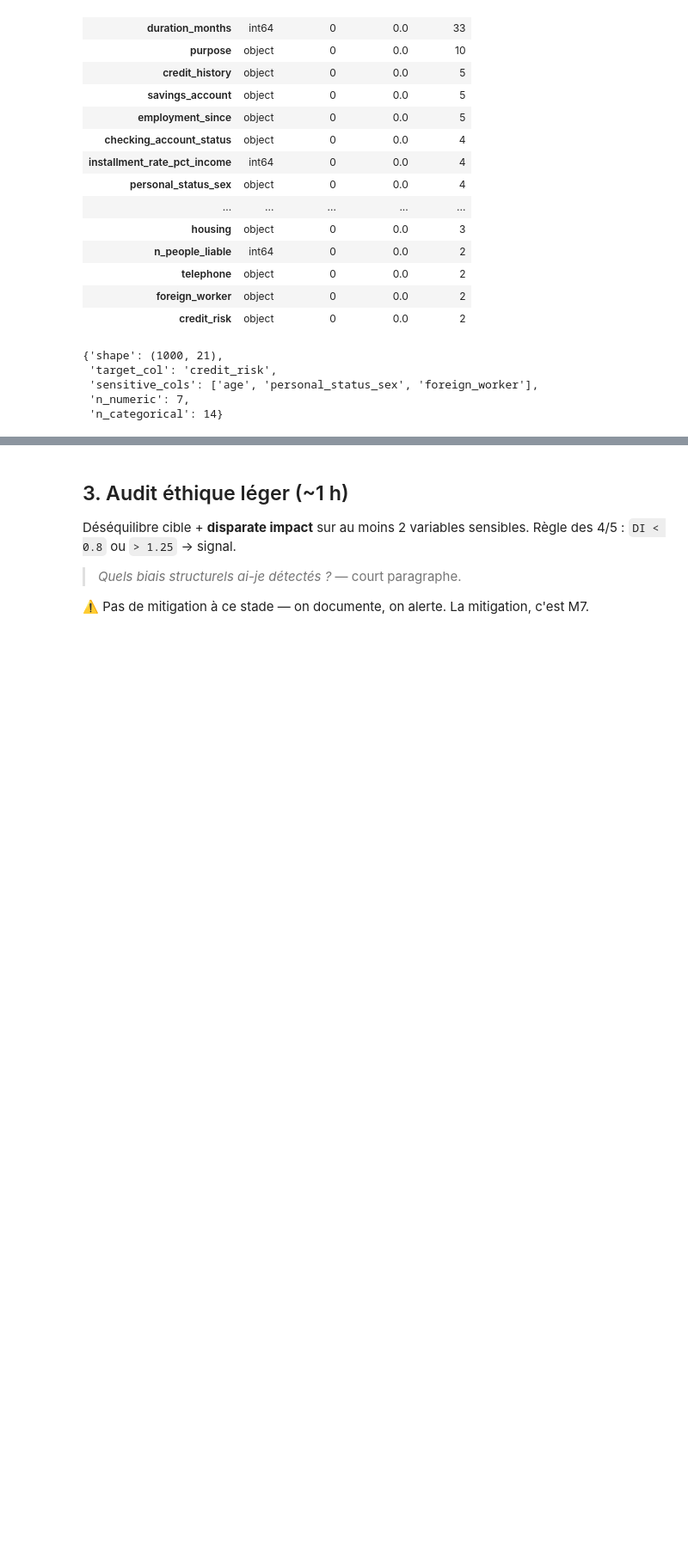
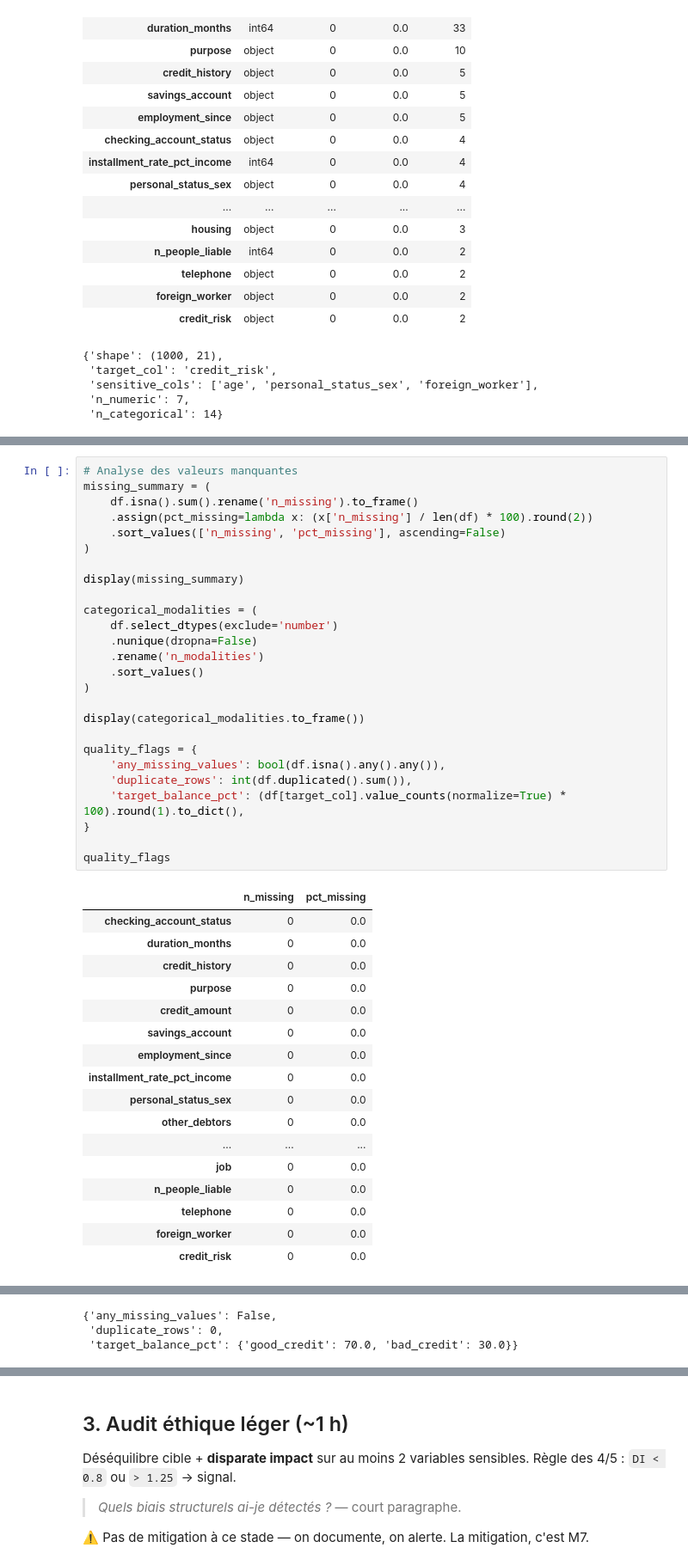
Before and after one commit to Franck-Beugnet/M2-B1-pipe-eckmuhl-franck, a Jupyter notebook: notebooks/M2-B1_template.ipynb, the cells around one changed output, grey strips where cells are left out. Shown at 86% size. Drawn from its saved outputs; the diff is of its cells as text; blank space fills up the shorter version.

Commit message:
task2(notebook):quality audit

```diff
--- a/notebooks/M2-B1_template.ipynb
+++ b/notebooks/M2-B1_template.ipynb
@@ -146,0 +144,44 @@ visualisations** : distribution cible, distribution `age`, distribution
+# %%
+# Analyse des valeurs manquantes
+missing_summary = (
+    df.isna().sum().rename('n_missing').to_frame()
+    .assign(pct_missing=lambda x: (x['n_missing'] / len(df) * 100).round(2))
+    .sort_values(['n_missing', 'pct_missing'], ascending=False)
+)
+
+display(missing_summary)
+
+categorical_modalities = (
+    df.select_dtypes(exclude='number')
+    .nunique(dropna=False)
+    .rename('n_modalities')
+    .sort_values()
+)
+
+display(categorical_modalities.to_frame())
+
+quality_flags = {
+    'any_missing_values': bool(df.isna().any().any()),
+    'duplicate_rows': int(df.duplicated().sum()),
+    'target_balance_pct': (df[target_col].value_counts(normalize=True) * 100).round(1).to_dict(),
+}
+
+quality_flags
+# %% [output]
+|  | n_missing | pct_missing |
+| checking_account_status | 0 | 0.0 |
+| duration_months | 0 | 0.0 |
+| credit_history | 0 | 0.0 |
+| purpose | 0 | 0.0 |
+| credit_amount | 0 | 0.0 |
+| savings_account | 0 | 0.0 |
+| employment_since | 0 | 0.0 |
+| installment_rate_pct_income | 0 | 0.0 |
+| personal_status_sex | 0 | 0.0 |
+| other_debtors | 0 | 0.0 |
+| ... | ... | ... |
+| job | 0 | 0.0 |
+| n_people_liable | 0 | 0.0 |
+| telephone | 0 | 0.0 |
+| foreign_worker | 0 | 0.0 |
+| credit_risk | 0 | 0.0 |
@@ -146,0 +203,3 @@ visualisations** : distribution cible, distribution `age`, distribution
+{'any_missing_values': False,
+ 'duplicate_rows': 0,
+ 'target_balance_pct': {'good_credit': 70.0, 'bad_credit': 30.0}}
```
Also changed, not shown: parts of 8 cells of this notebook.
